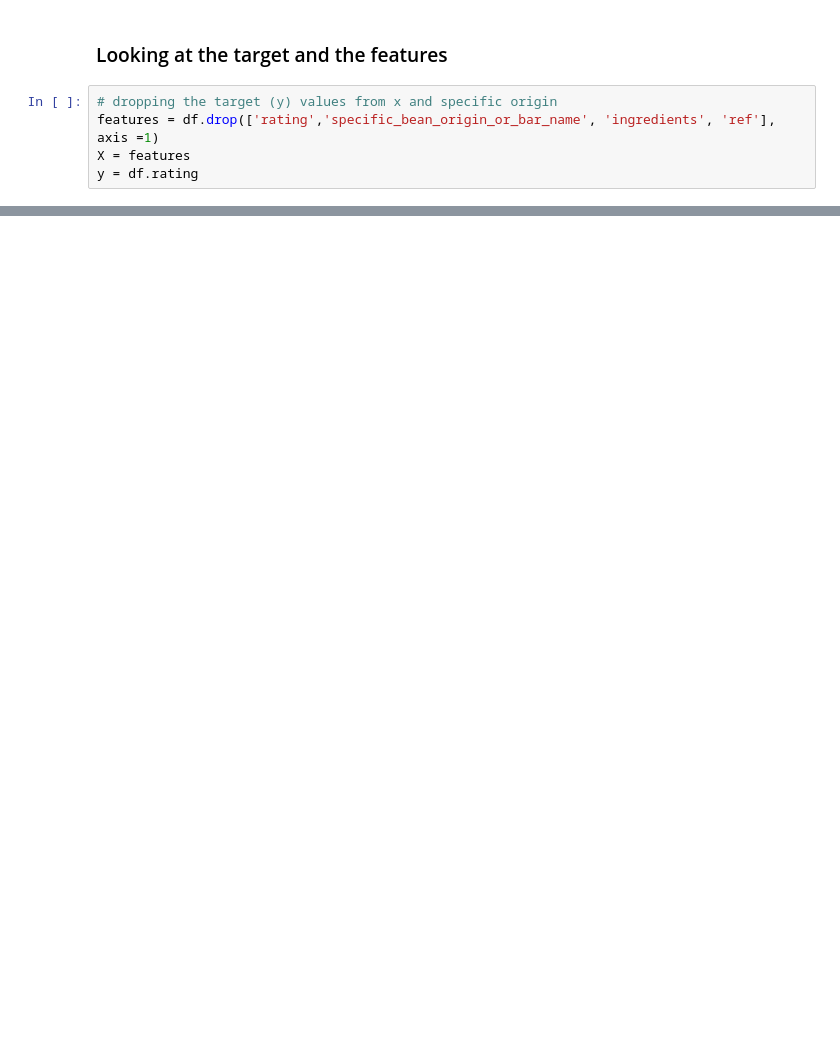
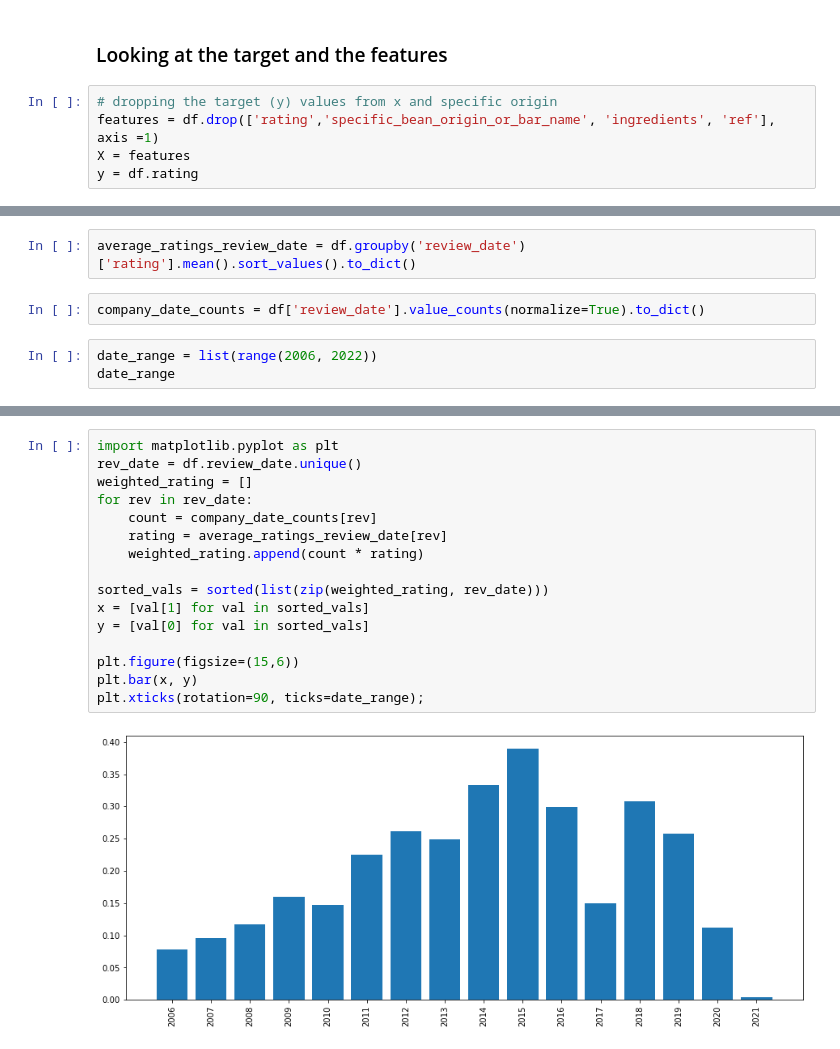
Before and after one commit to jchandleroneal/bsc-phase-three-project, a Jupyter notebook: notebooks/exploratory/dorothy/dorothy_main.ipynb, the cells around one changed output, grey strips where cells are left out. Saved outputs shown, nothing was run; the diff lists cells and outputs as text; blank space fills up the shorter version.

```diff
--- a/notebooks/exploratory/dorothy/dorothy_main.ipynb
+++ b/notebooks/exploratory/dorothy/dorothy_main.ipynb
@@ -190,0 +158,7 @@ Name: rating, Length: 2362, dtype: float64
+# %%
+average_ratings_review_date = df.groupby('review_date')['rating'].mean().sort_values().to_dict()
+# %%
+company_date_counts = df['review_date'].value_counts(normalize=True).to_dict()
+# %%
+date_range = list(range(2006, 2022))
+date_range
@@ -190,0 +182,18 @@ Name: rating, Length: 2362, dtype: float64
+# %%
+import matplotlib.pyplot as plt
+rev_date = df.review_date.unique()
+weighted_rating = []
+for rev in rev_date:
+    count = company_date_counts[rev]
+    rating = average_ratings_review_date[rev]
+    weighted_rating.append(count * rating)
+
+sorted_vals = sorted(list(zip(weighted_rating, rev_date)))
+x = [val[1] for val in sorted_vals]
+y = [val[0] for val in sorted_vals]
+
+plt.figure(figsize=(15,6))
+plt.bar(x, y)
+plt.xticks(rotation=90, ticks=date_range);
+# %% [output]
+[figure, added]
```
Also changed, not shown: parts of 71 cells of this notebook, 1 other file.
